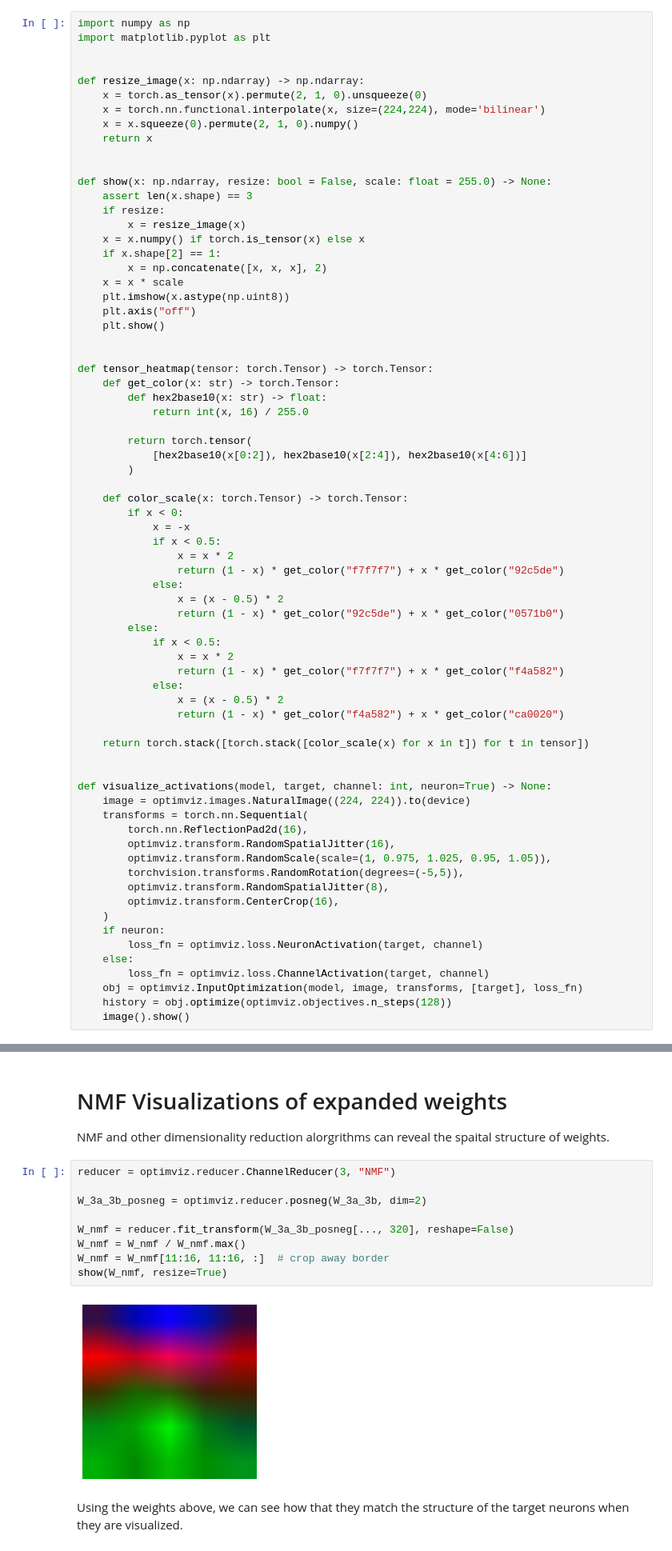
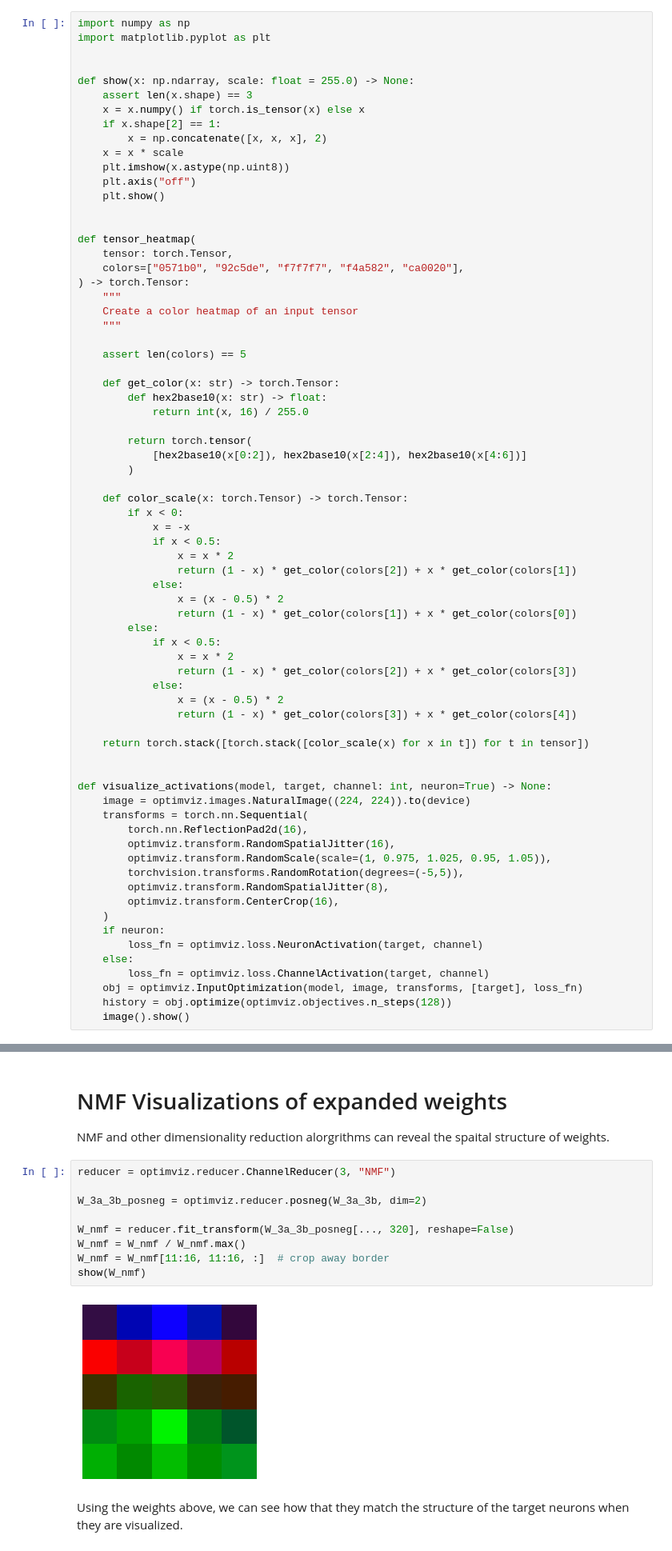
Before and after one commit to ProGamerGov/captum, a Jupyter notebook: tutorials/WeightVisualization_OptimViz.ipynb, the cells around one changed output, grey strips where cells are left out. Shown at 80% size. Saved outputs shown, nothing was run; the diff lists cells and outputs as text.

```diff
--- a/tutorials/WeightVisualization_OptimViz.ipynb
+++ b/tutorials/WeightVisualization_OptimViz.ipynb
@@ -22,17 +30,8 @@ import numpy as np
 import matplotlib.pyplot as plt
 
 
-def resize_image(x: np.ndarray) -> np.ndarray:
-    x = torch.as_tensor(x).permute(2, 1, 0).unsqueeze(0)
-    x = torch.nn.functional.interpolate(x, size=(224,224), mode='bilinear')
-    x = x.squeeze(0).permute(2, 1, 0).numpy()
-    return x
-
-
-def show(x: np.ndarray, resize: bool = False, scale: float = 255.0) -> None:
+def show(x: np.ndarray, scale: float = 255.0) -> None:
     assert len(x.shape) == 3
-    if resize:
-        x = resize_image(x)
     x = x.numpy() if torch.is_tensor(x) else x
     if x.shape[2] == 1:
         x = np.concatenate([x, x, x], 2)
@@ -42,7 +41,16 @@ def show(x: np.ndarray, resize: bool = False, scale: float = 255.0) -> None:
     plt.show()
 
 
-def tensor_heatmap(tensor: torch.Tensor) -> torch.Tensor:
+def tensor_heatmap(
+    tensor: torch.Tensor,
+    colors=["0571b0", "92c5de", "f7f7f7", "f4a582", "ca0020"],
+) -> torch.Tensor:
+    """
+    Create a color heatmap of an input tensor
+    """
+
+    assert len(colors) == 5
+
     def get_color(x: str) -> torch.Tensor:
         def hex2base10(x: str) -> float:
             return int(x, 16) / 255.0
@@ -56,17 +64,17 @@ def tensor_heatmap(tensor: torch.Tensor) -> torch.Tensor:
             x = -x
             if x < 0.5:
                 x = x * 2
-                return (1 - x) * get_color("f7f7f7") + x * get_color("92c5de")
+                return (1 - x) * get_color(colors[2]) + x * get_color(colors[1])
             else:
                 x = (x - 0.5) * 2
-                return (1 - x) * get_color("92c5de") + x * get_color("0571b0")
+                return (1 - x) * get_color(colors[1]) + x * get_color(colors[0])
         else:
             if x < 0.5:
                 x = x * 2
-                return (1 - x) * get_color("f7f7f7") + x * get_color("f4a582")
+                return (1 - x) * get_color(colors[2]) + x * get_color(colors[3])
             else:
                 x = (x - 0.5) * 2
-                return (1 - x) * get_color("f4a582") + x * get_color("ca0020")
+                return (1 - x) * get_color(colors[3]) + x * get_color(colors[4])
 
     return torch.stack([torch.stack([color_scale(x) for x in t]) for t in tensor])
 
@@ -122,14 +130,14 @@ NMF and other dimensionality reduction alorgrithms can reveal the spaital struct
 # %%
 reducer = optimviz.reducer.ChannelReducer(3, "NMF")
 
 W_3a_3b_posneg = optimviz.reducer.posneg(W_3a_3b, dim=2)
 
 W_nmf = reducer.fit_transform(W_3a_3b_posneg[..., 320], reshape=False)
 W_nmf = W_nmf / W_nmf.max()
 W_nmf = W_nmf[11:16, 11:16, :]  # crop away border
-show(W_nmf, resize=True)
+show(W_nmf)
 # %% [output]
-[figure, old version]
+[figure, new version]
 # %% [markdown]
 Using the weights above, we can see how that they match the structure of the target neurons when they are visualized.
 # %%
```
Also changed, not shown: parts of 1 cell of this notebook.
